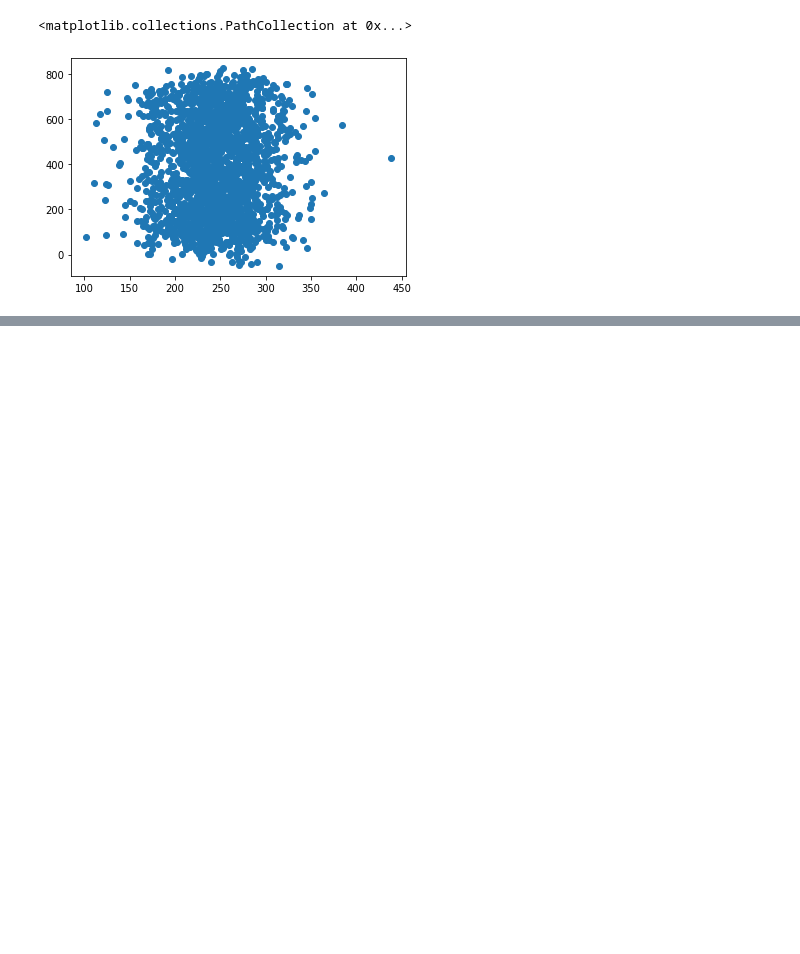
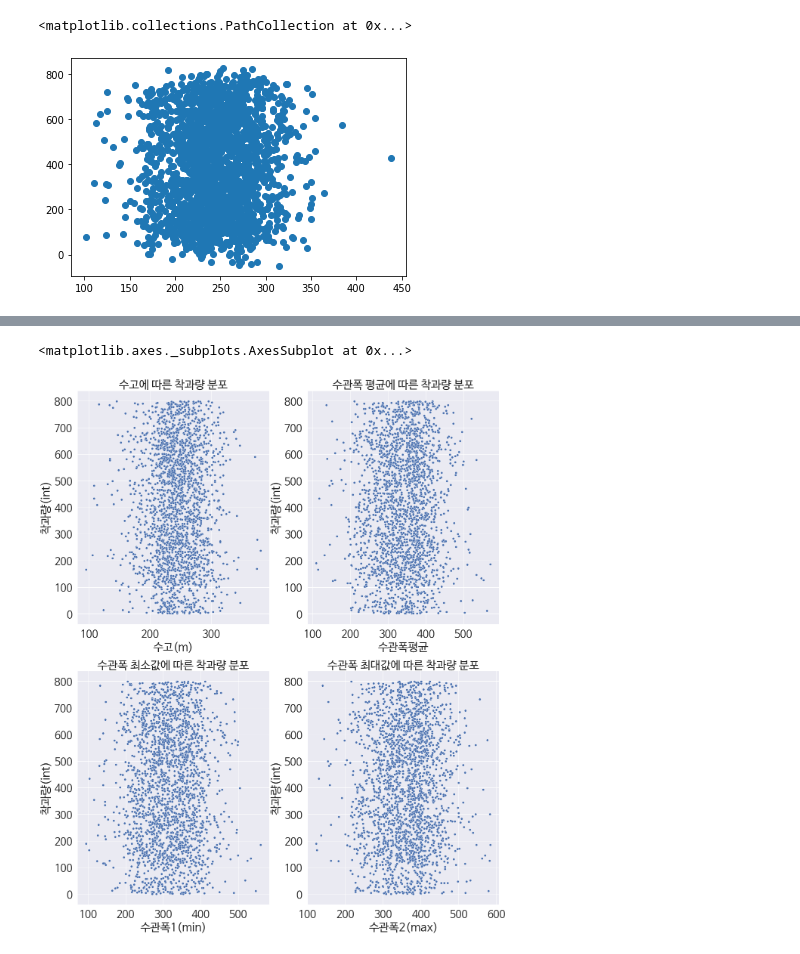
Before and after one commit to JaeHong-Park987/Citrus_fruit_set, a Jupyter notebook: 감귤 착과량 예측.ipynb, the cells around one changed output, grey strips where cells are left out. Cells and saved outputs as stored; diff of their text form; code cells hidden in the pictures; blank space fills up the shorter version.

Commit message:
DecisionTreeRegressor활용(새순 차이, 엽록소 차이 변수 추가)

```diff
--- a/감귤 착과량 예측.ipynb
+++ b/감귤 착과량 예측.ipynb
@@ -8,6 +33,6 @@ Mounted at /content/drive
 # %%
 import pandas as pd
-import numpy as numpy
+import numpy as np
 import matplotlib.pyplot as plt
 import seaborn as sns
 import missingno as msno
@@ -16,7 +41,13 @@ import warnings
 warnings.filterwarnings('ignore')
 %matplotlib inline
 
+plt.style.use('seaborn')
+sns.set(font_scale=2.5)
+plt.rc("font", family="NanumBarunGothic")
+plt.rc("axes", unicode_minus=False)
+
 from sklearn.linear_model import LinearRegression
+from sklearn.tree import DecisionTreeRegressor
 # %% [markdown]
 # 2. 데이터셋 확인
 # %%
@@ -249,0 +285,5 @@ plt.scatter(df_test['수고(m)'], df_test['착과량(int)'])
+# %%
+df_train["새순 차이"] = df_train["2022-11-28 새순"] - df_train["2022-09-01 새순"]
+df_train["엽록소 차이"] = df_train["2022-11-28 엽록소"] - df_train["2022-09-01 엽록소"]
+
+df_train
@@ -249,0 +316,13 @@ plt.scatter(df_test['수고(m)'], df_test['착과량(int)'])
+# %%
+f, ax = plt.subplots(2, 2, figsize = (20, 25))
+ax[0,0].set_title('수고에 따른 착과량 분포')
+sns.scatterplot(data = df_train, x = '수고(m)', y = '착과량(int)', ax = ax[0,0])
+ax[0,1].set_title('수관폭 평균에 따른 착과량 분포')
+sns.scatterplot(data = df_train, x = '수관폭평균', y = '착과량(int)', ax = ax[0,1])
+ax[1,0].set_title('수관폭 최소값에 따른 착과량 분포')
+sns.scatterplot(data = df_train, x = '수관폭1(min)', y = '착과량(int)', ax = ax[1,0])
+ax[1,1].set_title('수관폭 최대값에 따른 착과량 분포')
+sns.scatterplot(data = df_train, x = '수관폭2(max)', y = '착과량(int)', ax = ax[1,1])
+# %% [output]
+<matplotlib.axes._subplots.AxesSubplot at 0x...>
+[figure, added]
```
Also changed, not shown: parts of 21 cells of this notebook.
